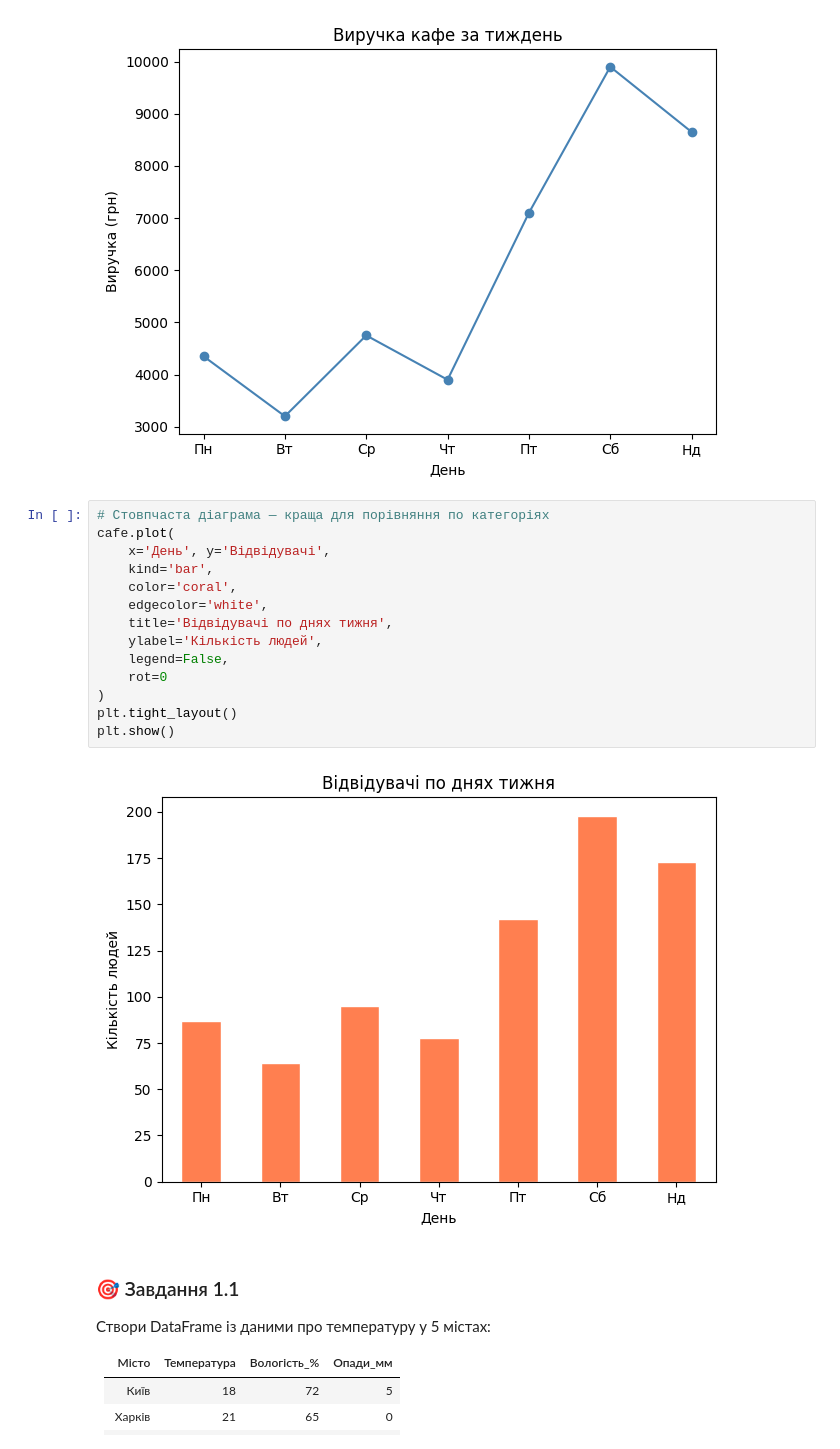
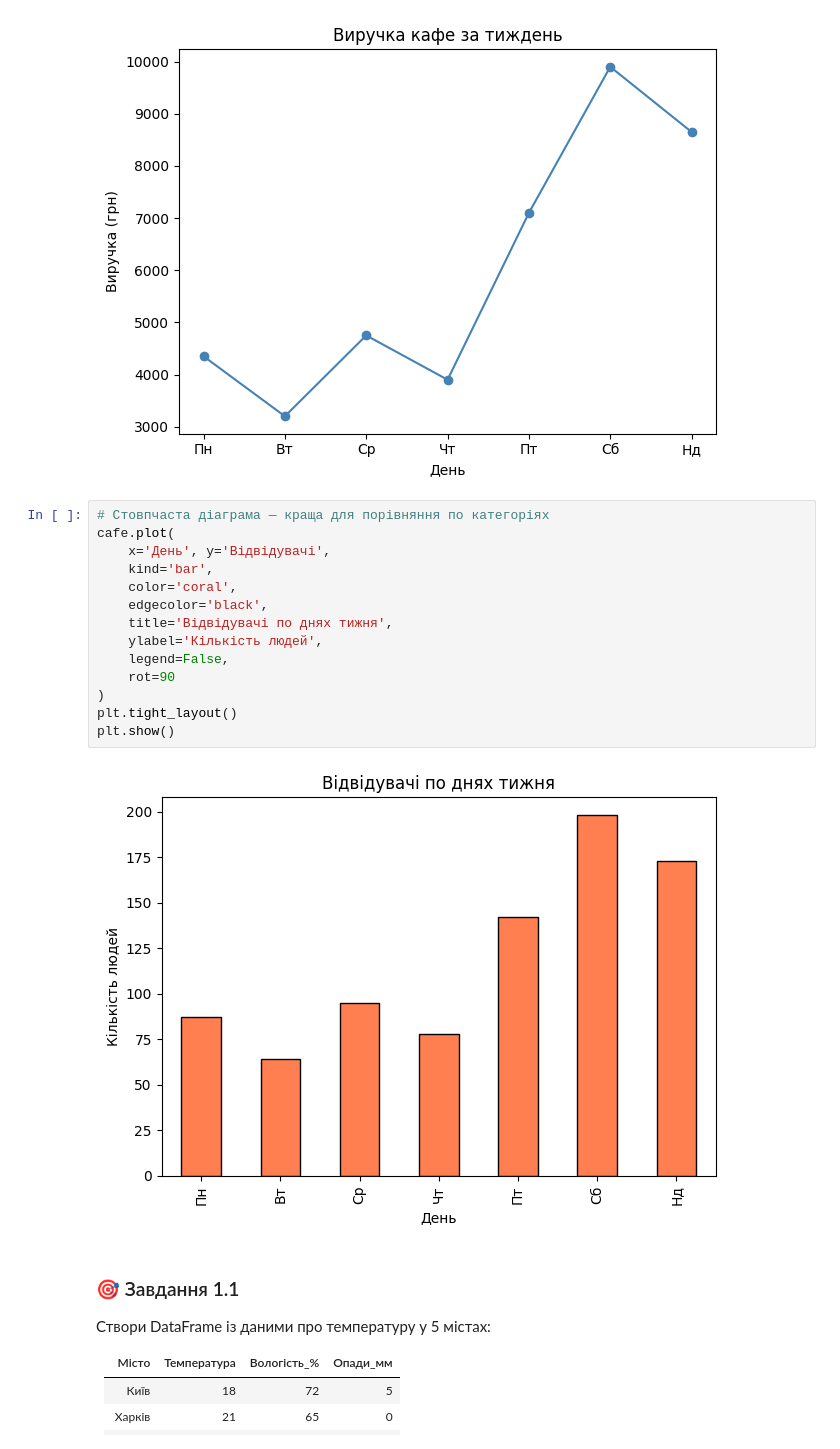
Before and after one commit to ParusSlava/DTA_2026, a Jupyter notebook: classmade/29_05_26_"pandas_matplotlib_combined_ua_ipynb".ipynb, the cells around one changed output. Cells and saved outputs as stored; diff of their text form.

```diff
--- a/classmade/29_05_26_"pandas_matplotlib_combined_ua_ipynb".ipynb
+++ b/classmade/29_05_26_"pandas_matplotlib_combined_ua_ipynb".ipynb
@@ -133,19 +133,19 @@ plt.show()
 # %%
 # Стовпчаста діаграма — краща для порівняння по категоріях
 cafe.plot(
     x='День', y='Відвідувачі',
     kind='bar',
     color='coral',
-    edgecolor='white',
+    edgecolor='black',
     title='Відвідувачі по днях тижня',
     ylabel='Кількість людей',
     legend=False,
-    rot=0
+    rot=90
 )
 plt.tight_layout()
 plt.show()
 # %% [output]
-[figure, old version]
+[figure, new version]
 # %% [markdown]
 ### 🎯 Завдання 1.1
 
```
Also changed, not shown: parts of 8 cells of this notebook.
